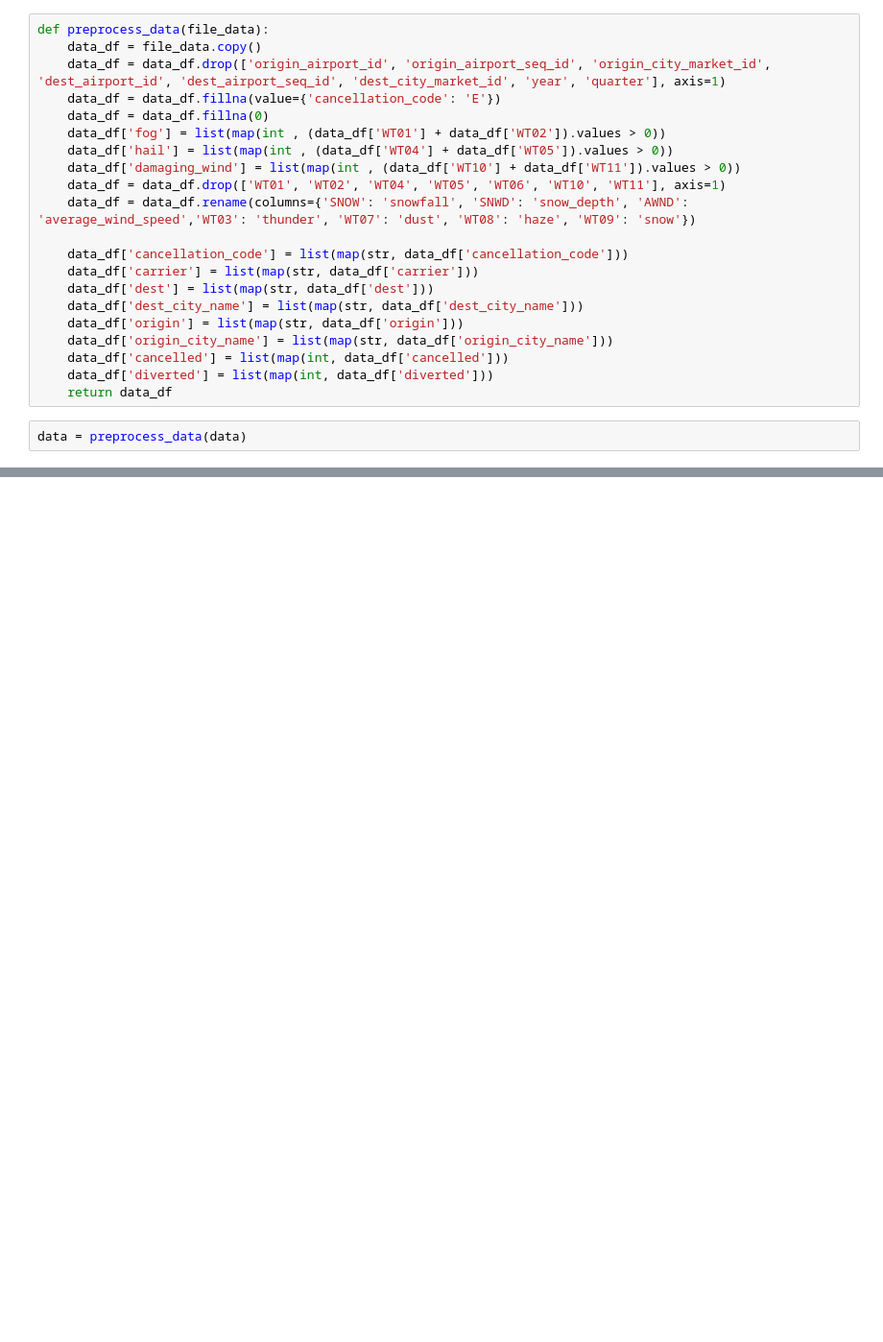
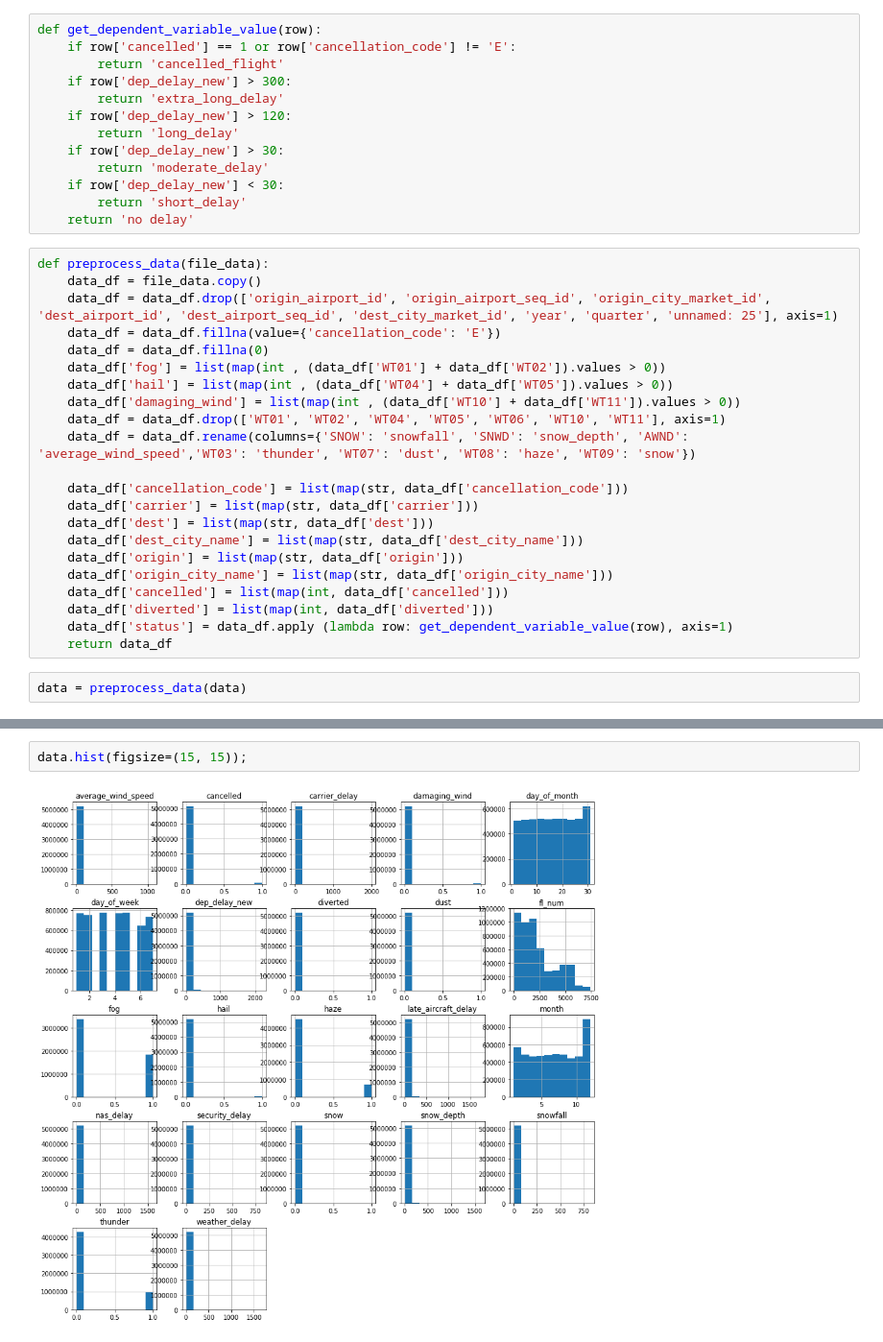
Before and after one commit to iamdeowanshi/257, a Jupyter notebook: FinalProject.ipynb, the cells around one changed output, grey strips where cells are left out. Shown at 96% size. Saved outputs shown, nothing was run; the diff lists cells and outputs as text; blank space fills up the shorter version.

Commit message:
added initial pre/processing, new weather data

```diff
--- a/FinalProject.ipynb
+++ b/FinalProject.ipynb
@@ -259,10 +255,23 @@ data.to_csv(DATA_FILE)
 ## Preprocessing data
 # %%
 data = read_csv_backup(DATA_FILE)
+# %%
+def get_dependent_variable_value(row):
+    if row['cancelled'] == 1 or row['cancellation_code'] != 'E':
+        return 'cancelled_flight'
+    if row['dep_delay_new'] > 300:
+        return 'extra_long_delay'
+    if row['dep_delay_new'] > 120:
+        return 'long_delay'
+    if row['dep_delay_new'] > 30:
+        return 'moderate_delay'
+    if row['dep_delay_new'] < 30:
+        return 'short_delay'
+    return 'no delay'
 # %%
 def preprocess_data(file_data):
     data_df = file_data.copy()
-    data_df = data_df.drop(['origin_airport_id', 'origin_airport_seq_id', 'origin_city_market_id', 'dest_airport_id', 'dest_airport_seq_id', 'dest_city_market_id', 'year', 'quarter'], axis=1)
+    data_df = data_df.drop(['origin_airport_id', 'origin_airport_seq_id', 'origin_city_market_id', 'dest_airport_id', 'dest_airport_seq_id', 'dest_city_market_id', 'year', 'quarter', 'unnamed: 25'], axis=1)
     data_df = data_df.fillna(value={'cancellation_code': 'E'})
     data_df = data_df.fillna(0)
     data_df['fog'] = list(map(int , (data_df['WT01'] + data_df['WT02']).values > 0))
@@ -279,6 +288,7 @@ def preprocess_data(file_data):
     data_df['origin_city_name'] = list(map(str, data_df['origin_city_name']))
     data_df['cancelled'] = list(map(int, data_df['cancelled']))
     data_df['diverted'] = list(map(int, data_df['diverted']))
+    data_df['status'] = data_df.apply (lambda row: get_dependent_variable_value(row), axis=1)
     return data_df
 # %%
 data = preprocess_data(data)
@@ -300,0 +352,4 @@ data.dtypes
+# %%
+data.hist(figsize=(15, 15));
+# %% [output]
+[figure, added]
```
Also changed, not shown: parts of 32 cells of this notebook, 6 other files.
